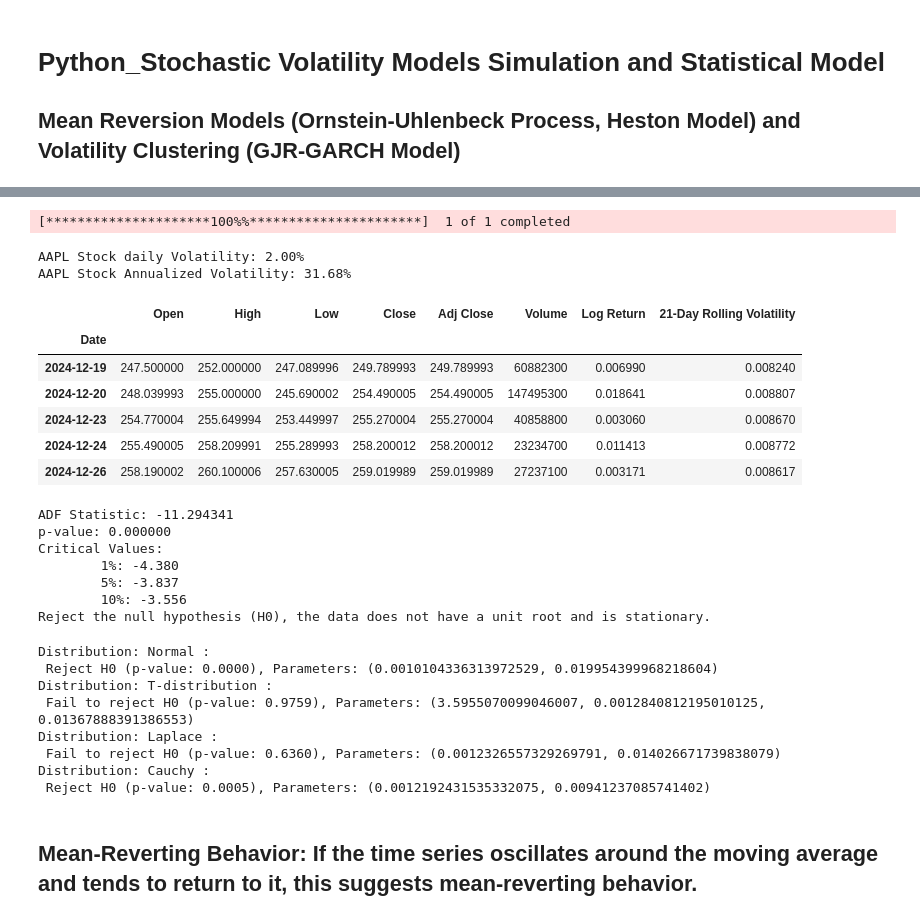
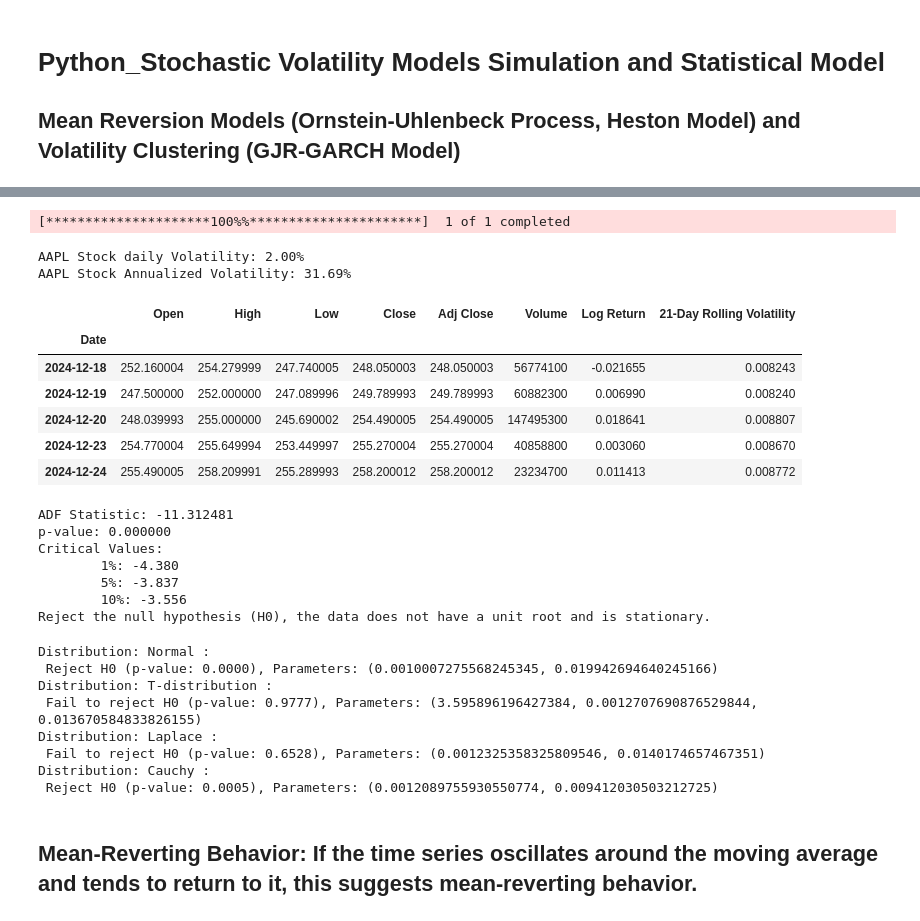
Before and after one commit to myscratchbooks/Python-and-R, a Jupyter notebook: Python_Stochastic Volatility Models Simulation and Statistical Model.ipynb, the cells around one changed output, grey strips where cells are left out. Saved outputs shown, nothing was run; the diff lists cells and outputs as text; code cells hidden in the pictures.

```diff
--- a/Python_Stochastic Volatility Models Simulation and Statistical Model.ipynb
+++ b/Python_Stochastic Volatility Models Simulation and Statistical Model.ipynb
@@ -42,42 +42,42 @@ scipy version: 1.7.3
 # %%
-endDate = "2025-01-01"
+endDate = "2024-12-25"
 startDate = "2020-01-01"
 
 ticker ='AAPL'
 
 # Download AAPL stock data
 aapl = yf.download(ticker, start=startDate, end=endDate)
 
 # Calculate daily log returns
 aapl['Log Return'] = np.log(aapl['Adj Close'] / aapl['Adj Close'].shift(1))
 
 # Calculate daily volatility (standard deviation of log returns)
 daily_volatility = aapl['Log Return'].std()
 
 # Calculate 21-day rolling (historical) volatility
 window = 21
 aapl['21-Day Rolling Volatility'] = aapl['Log Return'].rolling(window=window).std()
 
 # Calculate Annualize rolling volatility
 trading_days = 252
 #aapl['annualized_volatility'] = aapl['21-Day Rolling Volatility'] * np.sqrt(trading_days)
 annualized_volatility = daily_volatility * np.sqrt(trading_days)
 
 print(f"AAPL Stock daily Volatility: {daily_volatility:.2%}")
 print(f"AAPL Stock Annualized Volatility: {annualized_volatility:.2%}")
 
 aapl.tail()
 # %% [output]
 [*********************100%%**********************]  1 of 1 completed
 AAPL Stock daily Volatility: 2.00%
-AAPL Stock Annualized Volatility: 31.68%
+AAPL Stock Annualized Volatility: 31.69%
 |  | Open | High | Low | Close | Adj Close | Volume | Log Return | 21-Day Rolling Volatility |
 | Date |  |  |  |  |  |  |  |  |
+| 2024-12-18 | 252.160004 | 254.279999 | 247.740005 | 248.050003 | 248.050003 | 56774100 | -0.021655 | 0.008243 |
 | 2024-12-19 | 247.500000 | 252.000000 | 247.089996 | 249.789993 | 249.789993 | 60882300 | 0.006990 | 0.008240 |
 | 2024-12-20 | 248.039993 | 255.000000 | 245.690002 | 254.490005 | 254.490005 | 147495300 | 0.018641 | 0.008807 |
 | 2024-12-23 | 254.770004 | 255.649994 | 253.449997 | 255.270004 | 255.270004 | 40858800 | 0.003060 | 0.008670 |
 | 2024-12-24 | 255.490005 | 258.209991 | 255.289993 | 258.200012 | 258.200012 | 23234700 | 0.011413 | 0.008772 |
-| 2024-12-26 | 258.190002 | 260.100006 | 257.630005 | 259.019989 | 259.019989 | 27237100 | 0.003171 | 0.008617 |
 # %%
 from statsmodels.tsa.stattools import acf, pacf, q_stat, adfuller, grangercausalitytests
 
@@ -92,7 +92,7 @@ if result[1]  > 0.05 :
 elif result[1] <= 0.05 :
     print('Reject the null hypothesis (H0), the data does not have a unit root and is stationary.')
 # %% [output]
-ADF Statistic: -11.294341
+ADF Statistic: -11.312481
 p-value: 0.000000
 Critical Values:
         1%: -4.380
@@ -136,13 +136,13 @@ for dist, dist_results in results.items():
     print(f'Distribution: {dist} :\n {dist_results}')
 # %% [output]
 Distribution: Normal :
- Reject H0 (p-value: 0.0000), Parameters: (0.0010104336313972529, 0.019954399968218604)
+ Reject H0 (p-value: 0.0000), Parameters: (0.0010007275568245345, 0.019942694640245166)
 Distribution: T-distribution :
- Fail to reject H0 (p-value: 0.9759), Parameters: (3.5955070099046007, 0.0012840812195010125, 0.01367888391386553)
+ Fail to reject H0 (p-value: 0.9777), Parameters: (3.595896196427384, 0.0012707690876529844, 0.013670584833826155)
 Distribution: Laplace :
- Fail to reject H0 (p-value: 0.6360), Parameters: (0.0012326557329269791, 0.014026671739838079)
+ Fail to reject H0 (p-value: 0.6528), Parameters: (0.0012325358325809546, 0.0140174657467351)
 Distribution: Cauchy :
- Reject H0 (p-value: 0.0005), Parameters: (0.0012192431535332075, 0.00941237085741402)
+ Reject H0 (p-value: 0.0005), Parameters: (0.0012089755930550774, 0.009412030503212725)
 # %% [markdown]
 ## Mean-Reverting Behavior: If the time series oscillates around the moving average and tends to return to it, this suggests mean-reverting behavior.
 # %%
```
Also changed, not shown: parts of 5 cells of this notebook.
